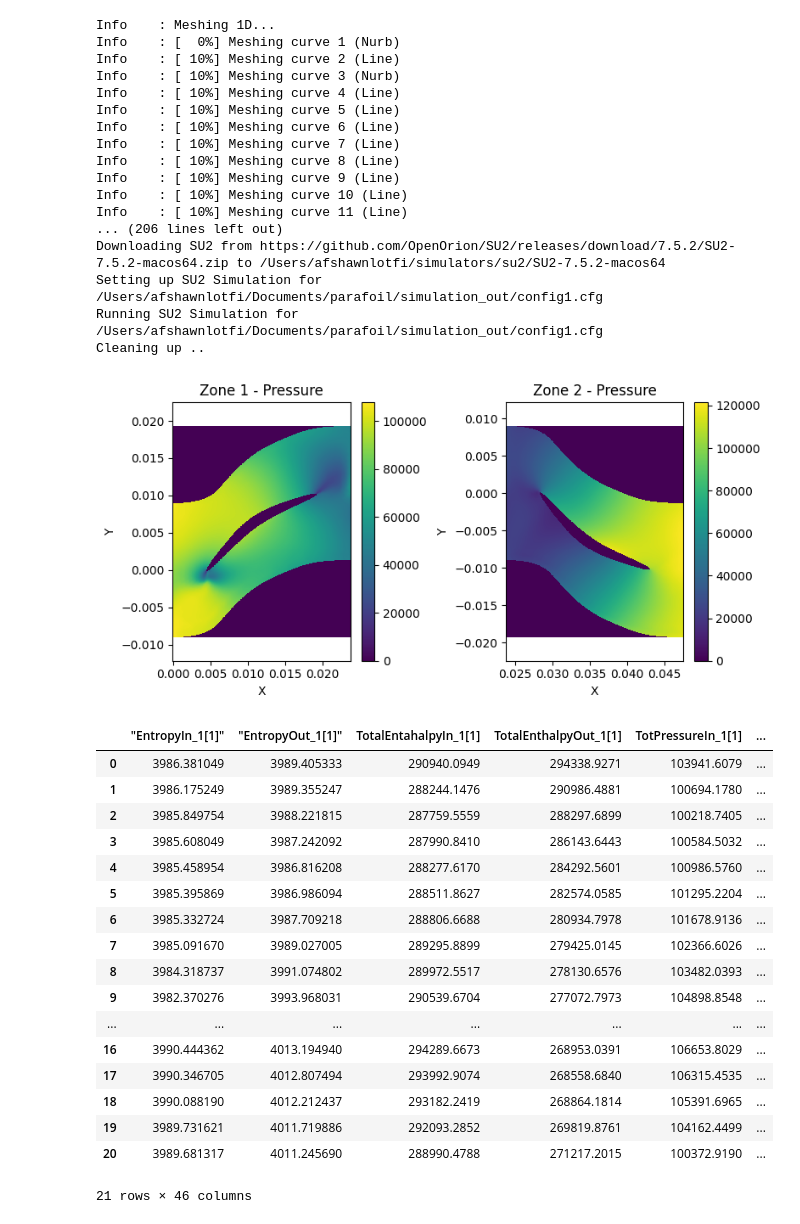
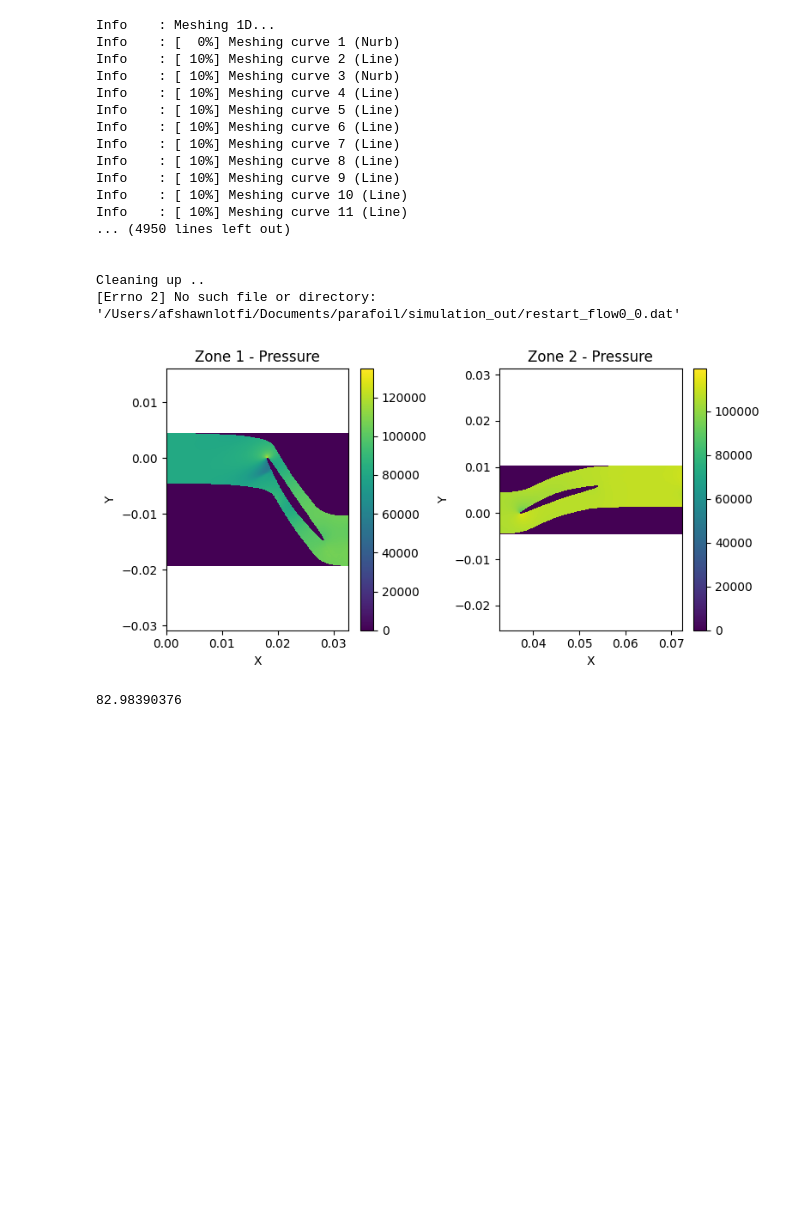
Before and after one commit to OpenOrion/parafoil, a Jupyter notebook: examples/turbo_stage.ipynb, the cells around one changed output. Drawn from its saved outputs; the diff is of its cells as text; code cells hidden in the pictures; blank space fills up the shorter version.

```diff
--- a/examples/turbo_stage.ipynb
+++ b/examples/turbo_stage.ipynb
@@ -103,65 +58,56 @@ Zones
 # %%
-from paraflow import run_simulation, get_flasher, ConfigParameters, get_frames, display_frame
+from paraflow import run_simulation, get_flasher, SimulationOptions, get_frames, display_frame
+from paraflow import SimulationResult
 
 flasher = get_flasher("air", "gas")
 sim_results = run_simulation(
     axial_turbo_passage,
-    config_params=ConfigParameters(
-        inlet_total_state=flasher.flash(P=101000, T=288, mach_number=0.4098),
-        target_outlet_static_state=flasher.flash(P=129810, T=312),
+    sim_options=SimulationOptions(
+        inlet_total_state=flasher.flash(P=87909, T=276, mach_number=0.4098),
+        target_outlet_static_state=flasher.flash(P=108932, T=296),
         translation=[
-            np.array([0.0, 100.0, 0.0]),
+            np.array([0.0, 266, 0.0]),
             None
         ]
     ),
-    working_directory="/Users/afshawnlotfi/Documents/parafoil/simulation_out",
+    working_directory="./simulation_out",
     id="1",
     auto_delete=True,
-    simulator_config={
-        "custom_download_url": "https://github.com/OpenOrion/SU2/releases/download/7.5.2/SU2-7.5.2-macos64.zip"
+    verbose=True,
+    # num_procs=9,
+    sim_config={
+        "custom_repo_url": "https://github.com/OpenOrion/SU2",
+        "version": "7.5.2"
     }
 )
+sim_results.to_file("./simulation_out/cached.pkl")
+
+# sim_results = SimulationResult.from_file("./simulation_out/cached.pkl")
+
 frames = get_frames(
     sim_results,
     property_names=["Pressure"],
     num_pnts=500,
 )
 display_frame(frames, "Pressure")
-sim_results.eval_values
+sim_results.eval_values.loc[sim_results.eval_values.index[-1], '  "TotTotEff[1]"  ']
 # %% [output]
 Info    : Meshing 1D...
 Info    : [  0%] Meshing curve 1 (Nurb)
 Info    : [ 10%] Meshing curve 2 (Line)
 Info    : [ 10%] Meshing curve 3 (Nurb)
 Info    : [ 10%] Meshing curve 4 (Line)
 Info    : [ 10%] Meshing curve 5 (Line)
 Info    : [ 10%] Meshing curve 6 (Line)
 Info    : [ 10%] Meshing curve 7 (Line)
 Info    : [ 10%] Meshing curve 8 (Line)
 Info    : [ 10%] Meshing curve 9 (Line)
 Info    : [ 10%] Meshing curve 10 (Line)
 Info    : [ 10%] Meshing curve 11 (Line)
-... (206 lines left out)
-Downloading SU2 from https://github.com/OpenOrion/SU2/releases/download/7.5.2/SU2-7.5.2-macos64.zip to /Users/afshawnlotfi/simulators/su2/SU2-7.5.2-macos64
-Setting up SU2 Simulation for /Users/afshawnlotfi/Documents/parafoil/simulation_out/config1.cfg
-Running SU2 Simulation for /Users/afshawnlotfi/Documents/parafoil/simulation_out/config1.cfg
+... (4950 lines left out)
+
+
 Cleaning up ..
+[Errno 2] No such file or directory: '/Users/afshawnlotfi/Documents/parafoil/simulation_out/restart_flow0_0.dat'
-[figure, old version]
+[figure, new version]
-|  | "EntropyIn_1[1]" | "EntropyOut_1[1]" | TotalEntahalpyIn_1[1] | TotalEnthalpyOut_1[1] | TotPressureIn_1[1] | ... |
-| 0 | 3986.381049 | 3989.405333 | 290940.0949 | 294338.9271 | 103941.6079 | ... |
-| 1 | 3986.175249 | 3989.355247 | 288244.1476 | 290986.4881 | 100694.1780 | ... |
-| 2 | 3985.849754 | 3988.221815 | 287759.5559 | 288297.6899 | 100218.7405 | ... |
-| 3 | 3985.608049 | 3987.242092 | 287990.8410 | 286143.6443 | 100584.5032 | ... |
-| 4 | 3985.458954 | 3986.816208 | 288277.6170 | 284292.5601 | 100986.5760 | ... |
-| 5 | 3985.395869 | 3986.986094 | 288511.8627 | 282574.0585 | 101295.2204 | ... |
-| 6 | 3985.332724 | 3987.709218 | 288806.6688 | 280934.7978 | 101678.9136 | ... |
-| 7 | 3985.091670 | 3989.027005 | 289295.8899 | 279425.0145 | 102366.6026 | ... |
-| 8 | 3984.318737 | 3991.074802 | 289972.5517 | 278130.6576 | 103482.0393 | ... |
-| 9 | 3982.370276 | 3993.968031 | 290539.6704 | 277072.7973 | 104898.8548 | ... |
-| ... | ... | ... | ... | ... | ... | ... |
-| 16 | 3990.444362 | 4013.194940 | 294289.6673 | 268953.0391 | 106653.8029 | ... |
-| 17 | 3990.346705 | 4012.807494 | 293992.9074 | 268558.6840 | 106315.4535 | ... |
-| 18 | 3990.088190 | 4012.212437 | 293182.2419 | 268864.1814 | 105391.6965 | ... |
-| 19 | 3989.731621 | 4011.719886 | 292093.2852 | 269819.8761 | 104162.4499 | ... |
-| 20 | 3989.681317 | 4011.245690 | 288990.4788 | 271217.2015 | 100372.9190 | ... |
-21 rows × 46 columns
+82.98390376
```
Also changed, not shown: parts of 2 cells of this notebook, 12 other files.
